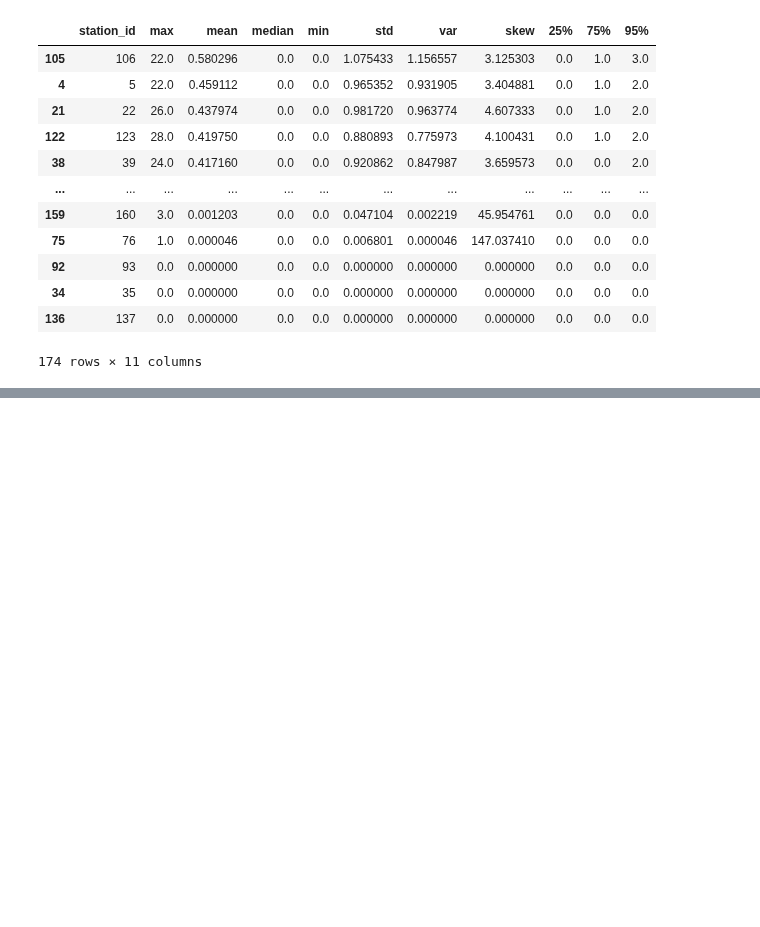
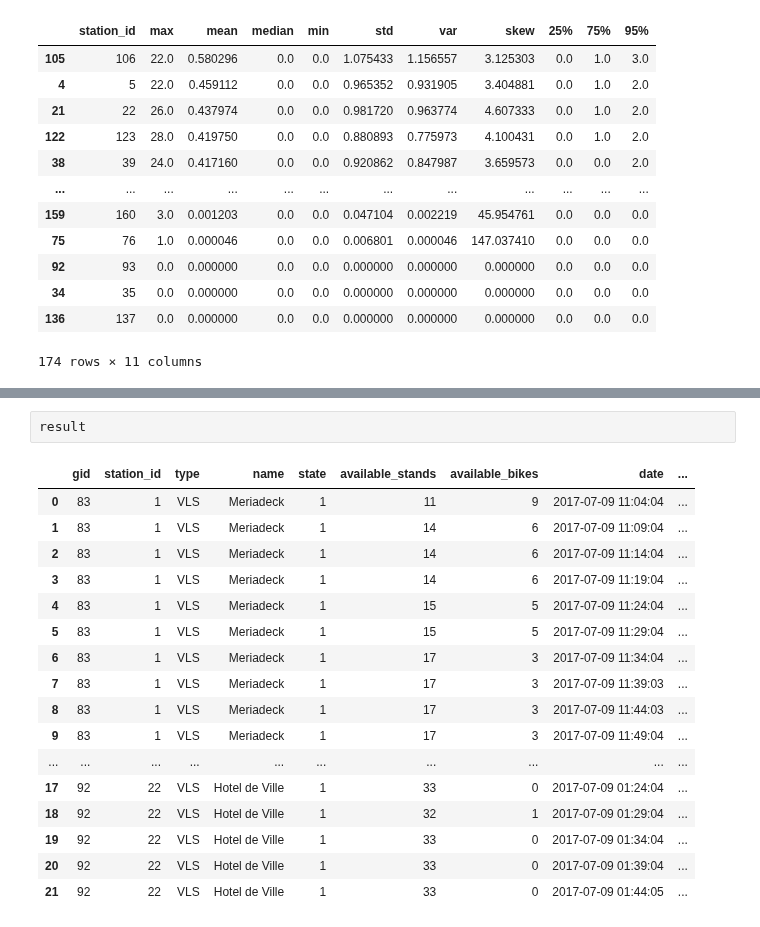
Before and after one commit to armgilles/vcub_keeper, a Jupyter notebook: notebooks/02_Features/01_transaction_out #3.ipynb, the cells around one changed output, grey strips where cells are left out. Saved outputs shown, nothing was run; the diff lists cells and outputs as text; blank space fills up the shorter version.

```diff
--- a/notebooks/02_Features/01_transaction_out #3.ipynb
+++ b/notebooks/02_Features/01_transaction_out #3.ipynb
@@ -235,0 +372,20 @@ plot_station_activity(activite, station_id=106, features_to_plot=['transactions_
+# %%
+result
+# %% [output]
+|  | gid | station_id | type | name | state | available_stands | available_bikes | date | ... |
+| 0 | 83 | 1 | VLS | Meriadeck | 1 | 11 | 9 | 2017-07-09 11:04:04 | ... |
+| 1 | 83 | 1 | VLS | Meriadeck | 1 | 14 | 6 | 2017-07-09 11:09:04 | ... |
+| 2 | 83 | 1 | VLS | Meriadeck | 1 | 14 | 6 | 2017-07-09 11:14:04 | ... |
+| 3 | 83 | 1 | VLS | Meriadeck | 1 | 14 | 6 | 2017-07-09 11:19:04 | ... |
+| 4 | 83 | 1 | VLS | Meriadeck | 1 | 15 | 5 | 2017-07-09 11:24:04 | ... |
+| 5 | 83 | 1 | VLS | Meriadeck | 1 | 15 | 5 | 2017-07-09 11:29:04 | ... |
+| 6 | 83 | 1 | VLS | Meriadeck | 1 | 17 | 3 | 2017-07-09 11:34:04 | ... |
+| 7 | 83 | 1 | VLS | Meriadeck | 1 | 17 | 3 | 2017-07-09 11:39:03 | ... |
+| 8 | 83 | 1 | VLS | Meriadeck | 1 | 17 | 3 | 2017-07-09 11:44:03 | ... |
+| 9 | 83 | 1 | VLS | Meriadeck | 1 | 17 | 3 | 2017-07-09 11:49:04 | ... |
+| ... | ... | ... | ... | ... | ... | ... | ... | ... | ... |
+| 17 | 92 | 22 | VLS | Hotel de Ville | 1 | 33 | 0 | 2017-07-09 01:24:04 | ... |
+| 18 | 92 | 22 | VLS | Hotel de Ville | 1 | 32 | 1 | 2017-07-09 01:29:04 | ... |
+| 19 | 92 | 22 | VLS | Hotel de Ville | 1 | 33 | 0 | 2017-07-09 01:34:04 | ... |
+| 20 | 92 | 22 | VLS | Hotel de Ville | 1 | 33 | 0 | 2017-07-09 01:39:04 | ... |
+| 21 | 92 | 22 | VLS | Hotel de Ville | 1 | 33 | 0 | 2017-07-09 01:44:05 | ... |
```
Also changed, not shown: parts of 10 cells of this notebook.
